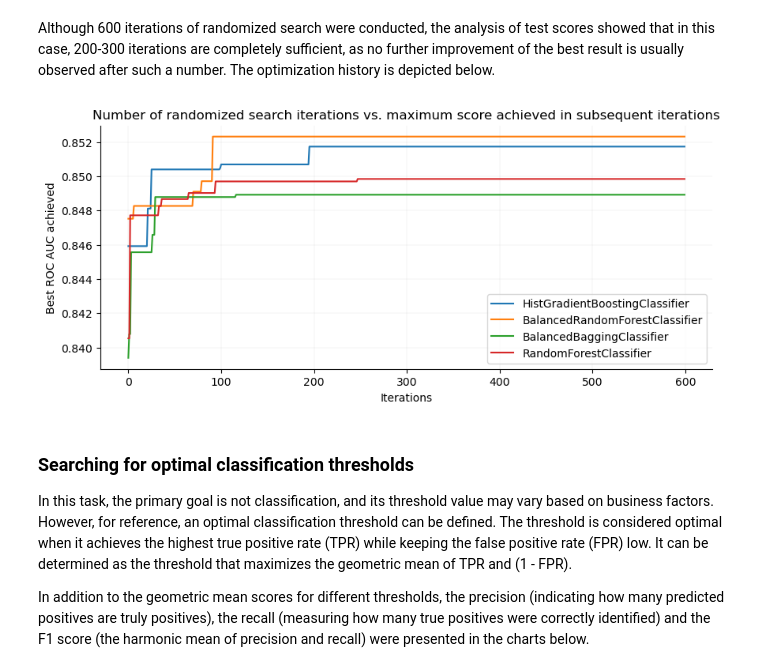
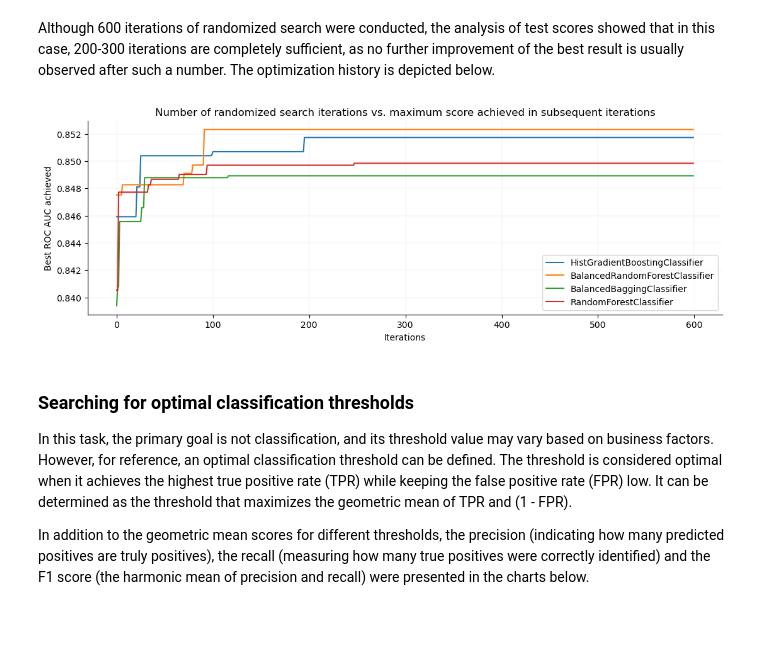
Before and after one commit to k-katarzyna/Lead_Conversion_Probability, a Jupyter notebook: Happy_Customer_Bank/Project_main.ipynb, the cells around one changed output. Cells and saved outputs as stored; diff of their text form; code cells hidden in the pictures; blank space fills up the shorter version.

Commit message:
plot size changed

```diff
--- a/Happy_Customer_Bank/Project_main.ipynb
+++ b/Happy_Customer_Bank/Project_main.ipynb
@@ -566,9 +566,11 @@ results
 # %% [markdown]
 Although 600 iterations of randomized search were conducted, the analysis of test scores showed that in this case, 200-300 iterations are completely sufficient, as no further improvement of the best result is usually observed after such a number. The optimization history is depicted below.
 # %%
+test_scores_path = os.path.join("results_data", "randomized_search_test_scores", "test_scores.pkl")
+
 optimization_history_plot(test_scores_path)
 # %% [output]
-[figure, old version]
+[figure, new version]
 # %% [markdown]
 ### Searching for optimal classification thresholds
 
```
Also changed, not shown: 1 other file.
